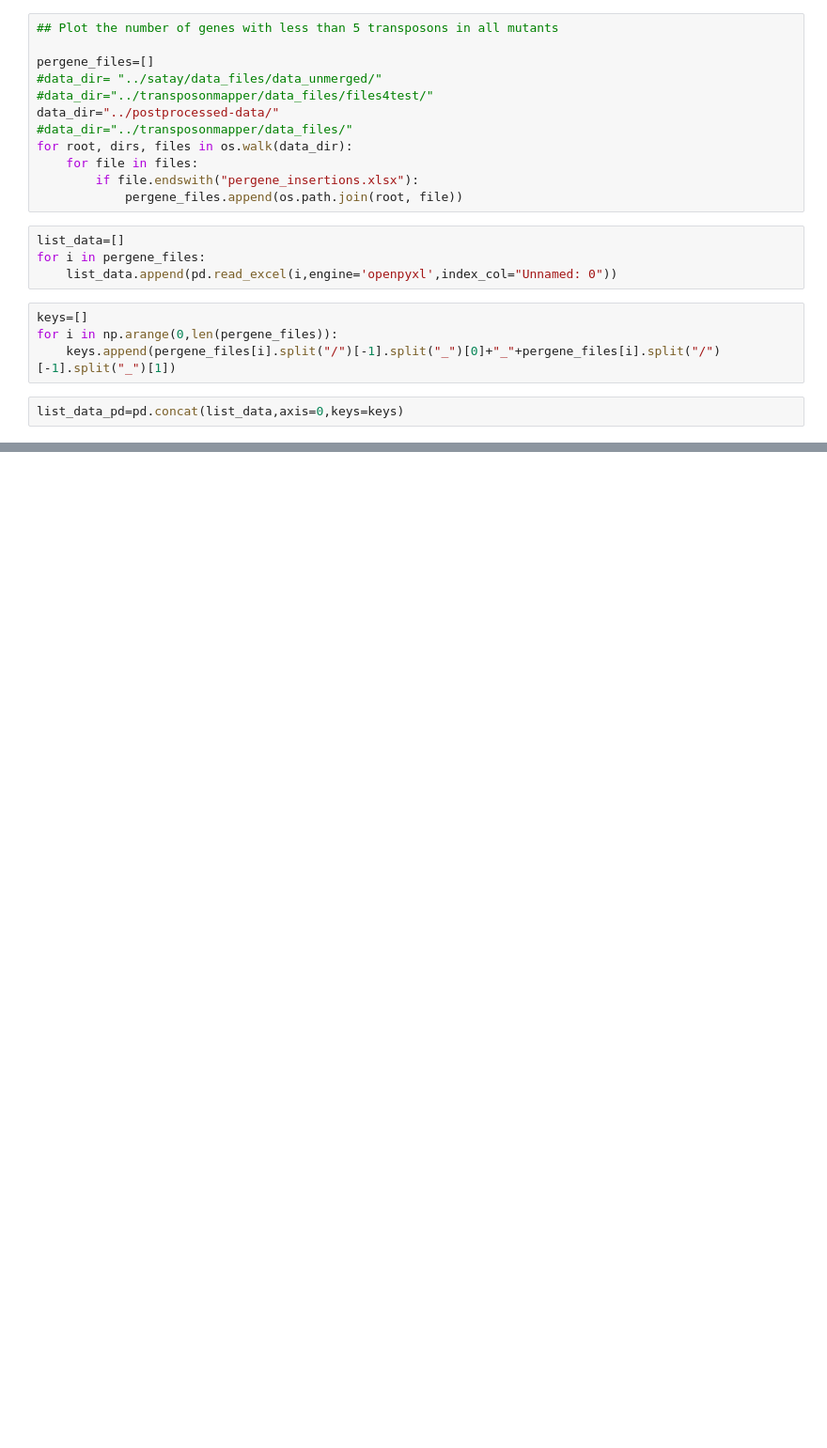
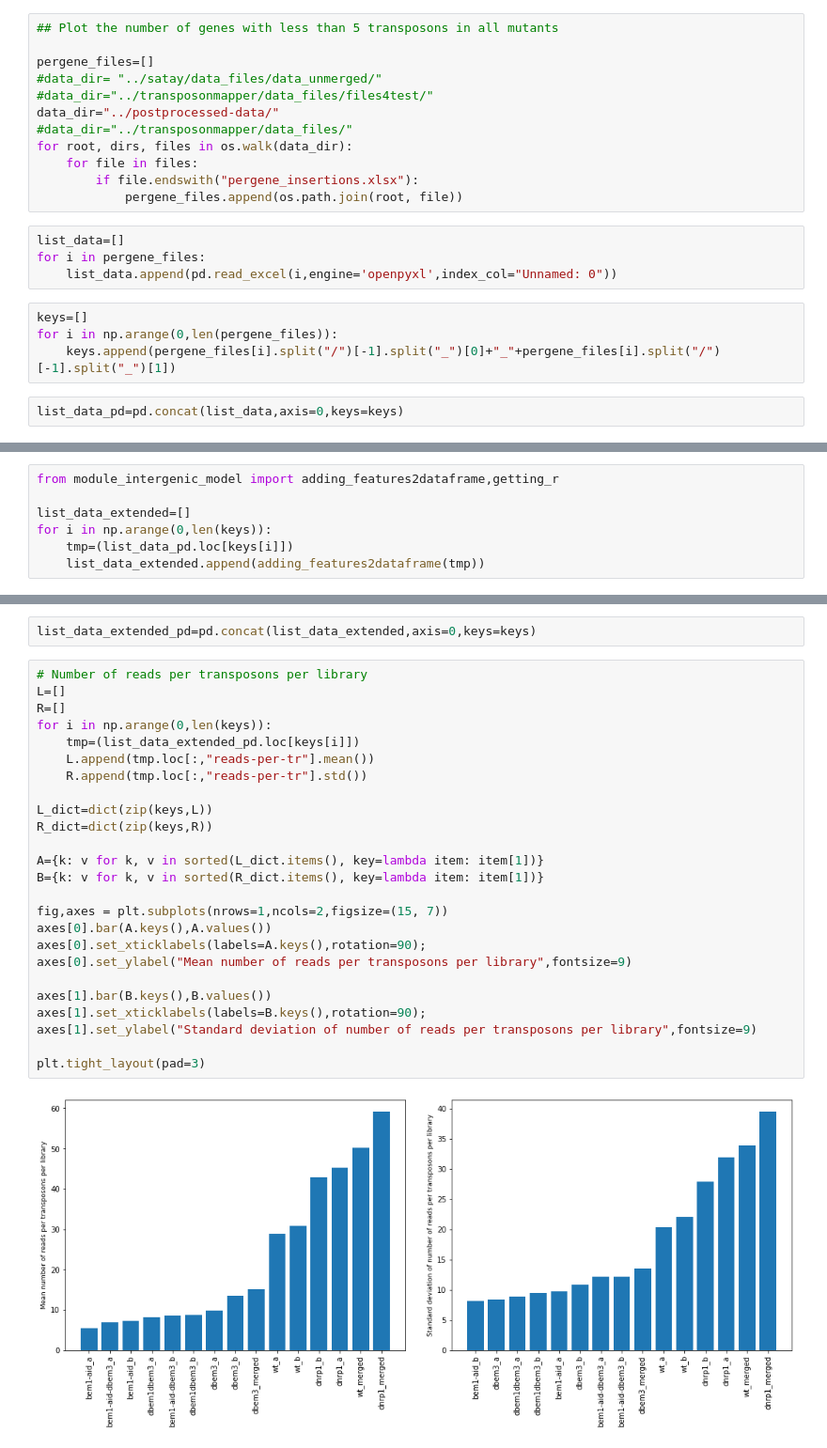
Before and after one commit to SATAY-LL/comparative-analysis-among-strains, a Jupyter notebook: src/analysis_evolutionary_trajectory.ipynb, the cells around one changed output, grey strips where cells are left out. Shown at 94% size. Saved outputs shown, nothing was run; the diff lists cells and outputs as text; blank space fills up the shorter version.

```diff
--- a/src/analysis_evolutionary_trajectory.ipynb
+++ b/src/analysis_evolutionary_trajectory.ipynb
@@ -57,0 +85,7 @@ plt.savefig("../figures/fig_number_genes_with_less_than_2_transposons_and_2_read
+# %%
+from module_intergenic_model import adding_features2dataframe,getting_r
+
+list_data_extended=[]
+for i in np.arange(0,len(keys)):
+    tmp=(list_data_pd.loc[keys[i]])
+    list_data_extended.append(adding_features2dataframe(tmp))
@@ -57,0 +110,29 @@ plt.savefig("../figures/fig_number_genes_with_less_than_2_transposons_and_2_read
+# %%
+list_data_extended_pd=pd.concat(list_data_extended,axis=0,keys=keys)
+# %%
+# Number of reads per transposons per library
+L=[]
+R=[]
+for i in np.arange(0,len(keys)):
+    tmp=(list_data_extended_pd.loc[keys[i]])
+    L.append(tmp.loc[:,"reads-per-tr"].mean())
+    R.append(tmp.loc[:,"reads-per-tr"].std())
+
+L_dict=dict(zip(keys,L))
+R_dict=dict(zip(keys,R))
+
+A={k: v for k, v in sorted(L_dict.items(), key=lambda item: item[1])}
+B={k: v for k, v in sorted(R_dict.items(), key=lambda item: item[1])}
+
+fig,axes = plt.subplots(nrows=1,ncols=2,figsize=(15, 7))
+axes[0].bar(A.keys(),A.values())
+axes[0].set_xticklabels(labels=A.keys(),rotation=90);
+axes[0].set_ylabel("Mean number of reads per transposons per library",fontsize=9)
+
+axes[1].bar(B.keys(),B.values())
+axes[1].set_xticklabels(labels=B.keys(),rotation=90);
+axes[1].set_ylabel("Standard deviation of number of reads per transposons per library",fontsize=9)
+
+plt.tight_layout(pad=3)
+# %% [output]
+[figure, added]
```
Also changed, not shown: parts of 11 cells of this notebook.
